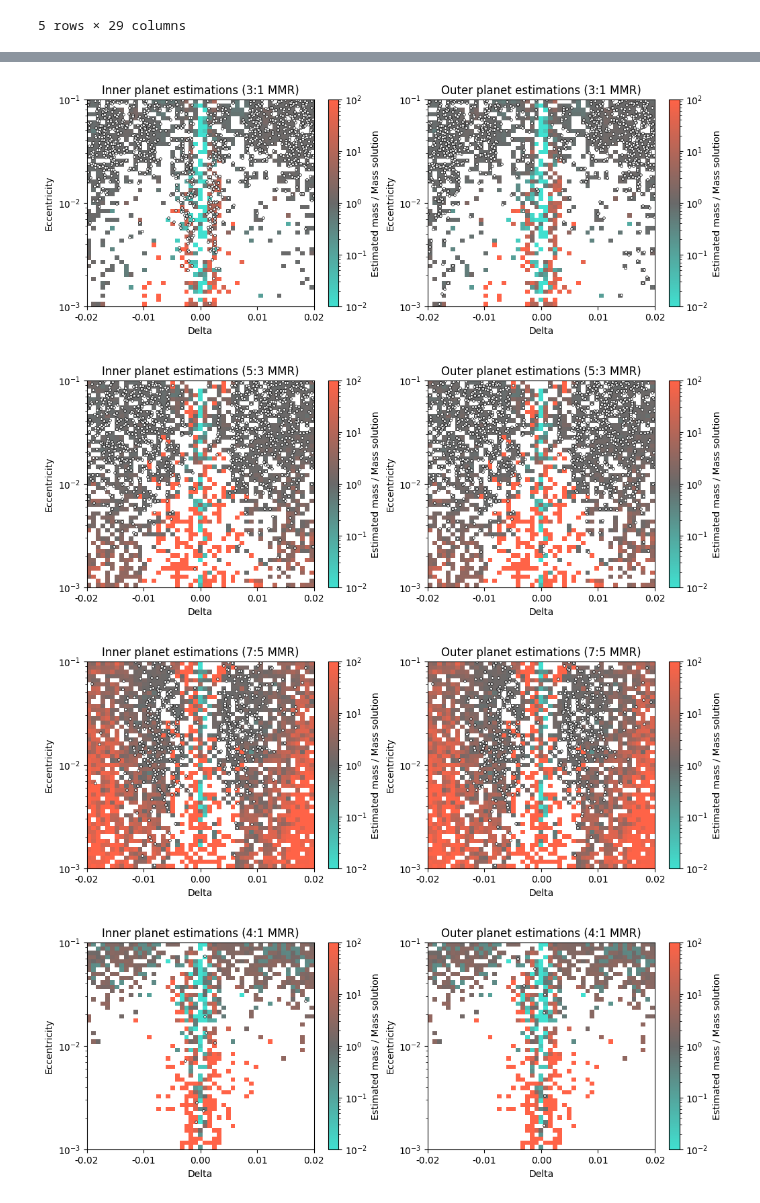
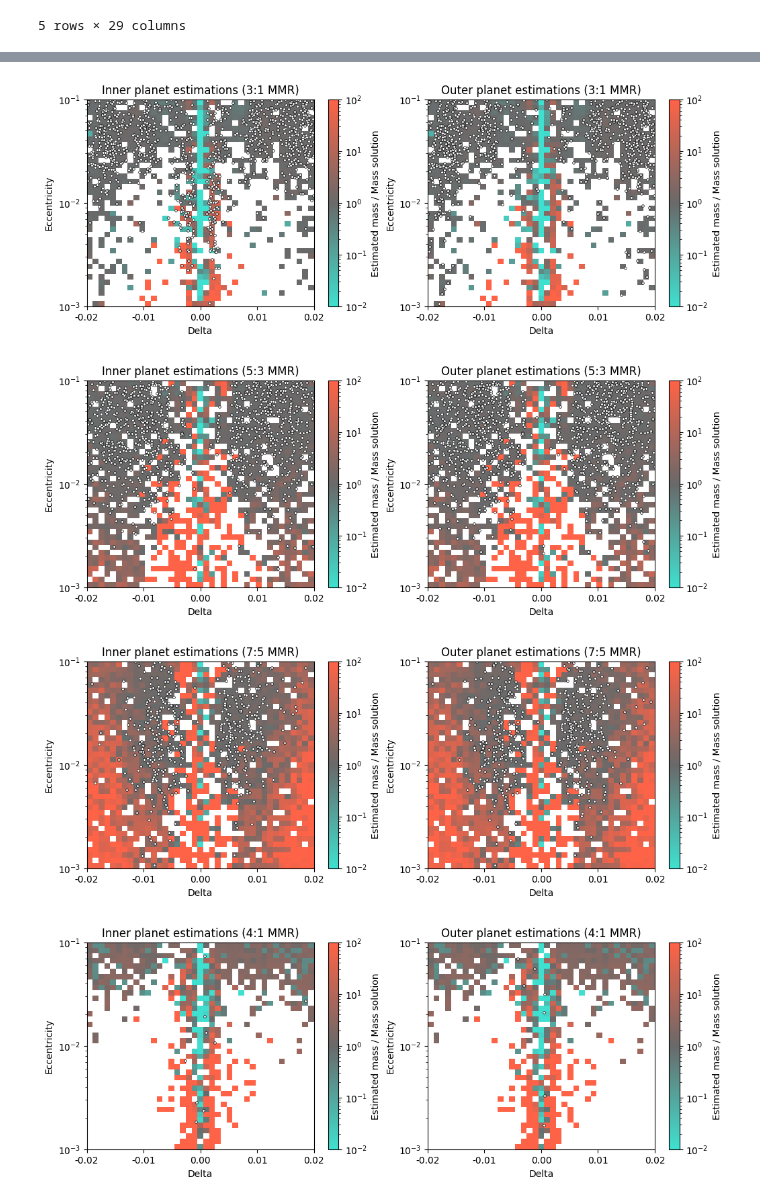
Before and after one commit to chatdanai-s/NATSUME, a Jupyter notebook: validation/Regime_check/compare_allOrder.ipynb, the cells around one changed output, grey strips where cells are left out. Cells and saved outputs as stored; diff of their text form; code cells hidden in the pictures.

Commit message:
Finalize plot first order validation

```diff
--- a/validation/Regime_check/compare_allOrder.ipynb
+++ b/validation/Regime_check/compare_allOrder.ipynb
@@ -90,8 +90,8 @@ def PlotValidity(mmr):
     err2_10p = (err2 <= errtol) & (err2 >= 1/errtol)
 
     # Set up grid image
-    xbins = np.linspace(-0.02, 0.02, 50)
-    ybins = 10**np.linspace(-3, -1, 50)
+    xbins = np.linspace(-0.02, 0.02, 40)
+    ybins = 10**np.linspace(-3, -1, 40)
     # Digitize points into bins (i.e. map Delta = 0 to bin 50/100)
     xi = np.digitize(Delta, xbins) - 1
     yi = np.digitize(e1, ybins) - 1
@@ -141,4 +141,4 @@ for mmr in mmrlist:
-[figure, old version]
+[figure, new version]
-[figure, old version]
+[figure, new version]
-[figure, old version]
+[figure, new version]
-[figure, old version]
+[figure, new version]
```
Also changed, not shown: parts of 1 cell of this notebook, 2 other files.
